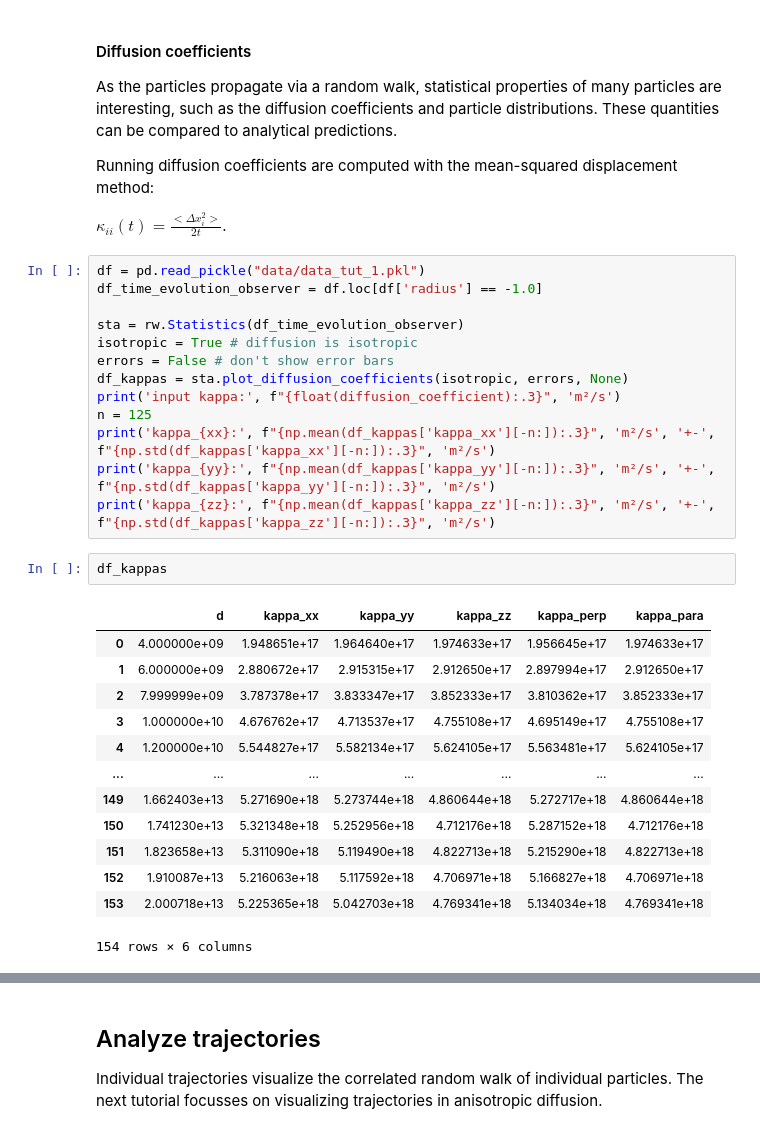
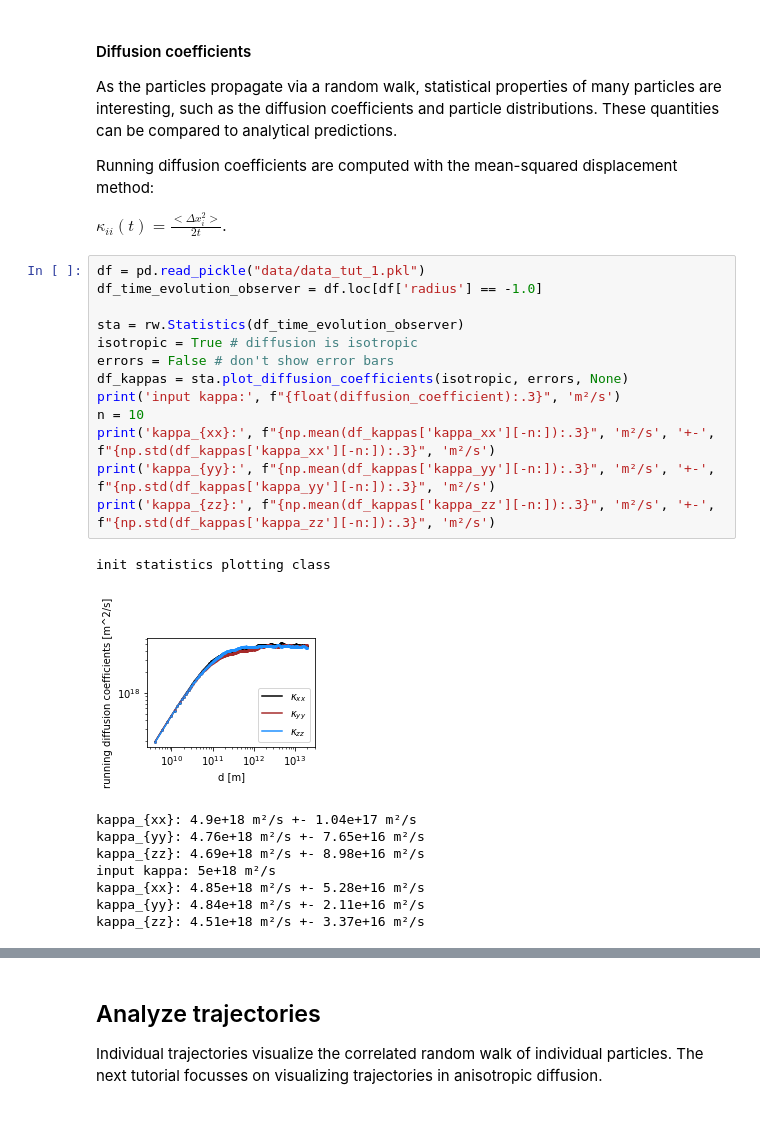
Before and after one commit to reichherzerp/PropPy, a Jupyter notebook: rwpropa/tutorials/Tutorial_1---Simple_Simulation_Setup.ipynb, the cells around one changed output, grey strips where cells are left out. Saved outputs shown, nothing was run; the diff lists cells and outputs as text.

```diff
--- a/rwpropa/tutorials/Tutorial_1---Simple_Simulation_Setup.ipynb
+++ b/rwpropa/tutorials/Tutorial_1---Simple_Simulation_Setup.ipynb
@@ -151,29 +149,23 @@ $\kappa_{ii}(t) = \frac{<\Delta x_i^2>}{2t}$.
 # %%
 df = pd.read_pickle("data/data_tut_1.pkl")
 df_time_evolution_observer = df.loc[df['radius'] == -1.0]
 
 sta = rw.Statistics(df_time_evolution_observer)
 isotropic = True # diffusion is isotropic
 errors = False # don't show error bars
 df_kappas = sta.plot_diffusion_coefficients(isotropic, errors, None)
 print('input kappa:', f"{float(diffusion_coefficient):.3}", 'm²/s')
-n = 125
+n = 10
 print('kappa_{xx}:', f"{np.mean(df_kappas['kappa_xx'][-n:]):.3}", 'm²/s', '+-', f"{np.std(df_kappas['kappa_xx'][-n:]):.3}", 'm²/s')
 print('kappa_{yy}:', f"{np.mean(df_kappas['kappa_yy'][-n:]):.3}", 'm²/s', '+-', f"{np.std(df_kappas['kappa_yy'][-n:]):.3}", 'm²/s')
 print('kappa_{zz}:', f"{np.mean(df_kappas['kappa_zz'][-n:]):.3}", 'm²/s', '+-', f"{np.std(df_kappas['kappa_zz'][-n:]):.3}", 'm²/s')
+# %% [output]
+init statistics plotting class
+[figure, added]
+kappa_{xx}: 4.9e+18 m²/s +- 1.04e+17 m²/s
+kappa_{yy}: 4.76e+18 m²/s +- 7.65e+16 m²/s
+kappa_{zz}: 4.69e+18 m²/s +- 8.98e+16 m²/s
+input kappa: 5e+18 m²/s
+kappa_{xx}: 4.85e+18 m²/s +- 5.28e+16 m²/s
+kappa_{yy}: 4.84e+18 m²/s +- 2.11e+16 m²/s
+kappa_{zz}: 4.51e+18 m²/s +- 3.37e+16 m²/s
-# %%
-df_kappas
-# %% [output]
-|  | d | kappa_xx | kappa_yy | kappa_zz | kappa_perp | kappa_para |
-| 0 | 4.000000e+09 | 1.948651e+17 | 1.964640e+17 | 1.974633e+17 | 1.956645e+17 | 1.974633e+17 |
-| 1 | 6.000000e+09 | 2.880672e+17 | 2.915315e+17 | 2.912650e+17 | 2.897994e+17 | 2.912650e+17 |
-| 2 | 7.999999e+09 | 3.787378e+17 | 3.833347e+17 | 3.852333e+17 | 3.810362e+17 | 3.852333e+17 |
-| 3 | 1.000000e+10 | 4.676762e+17 | 4.713537e+17 | 4.755108e+17 | 4.695149e+17 | 4.755108e+17 |
-| 4 | 1.200000e+10 | 5.544827e+17 | 5.582134e+17 | 5.624105e+17 | 5.563481e+17 | 5.624105e+17 |
-| ... | ... | ... | ... | ... | ... | ... |
-| 149 | 1.662403e+13 | 5.271690e+18 | 5.273744e+18 | 4.860644e+18 | 5.272717e+18 | 4.860644e+18 |
-| 150 | 1.741230e+13 | 5.321348e+18 | 5.252956e+18 | 4.712176e+18 | 5.287152e+18 | 4.712176e+18 |
-| 151 | 1.823658e+13 | 5.311090e+18 | 5.119490e+18 | 4.822713e+18 | 5.215290e+18 | 4.822713e+18 |
-| 152 | 1.910087e+13 | 5.216063e+18 | 5.117592e+18 | 4.706971e+18 | 5.166827e+18 | 4.706971e+18 |
-| 153 | 2.000718e+13 | 5.225365e+18 | 5.042703e+18 | 4.769341e+18 | 5.134034e+18 | 4.769341e+18 |
-154 rows × 6 columns
```
Also changed, not shown: parts of 5 cells of this notebook, 1 other file.
